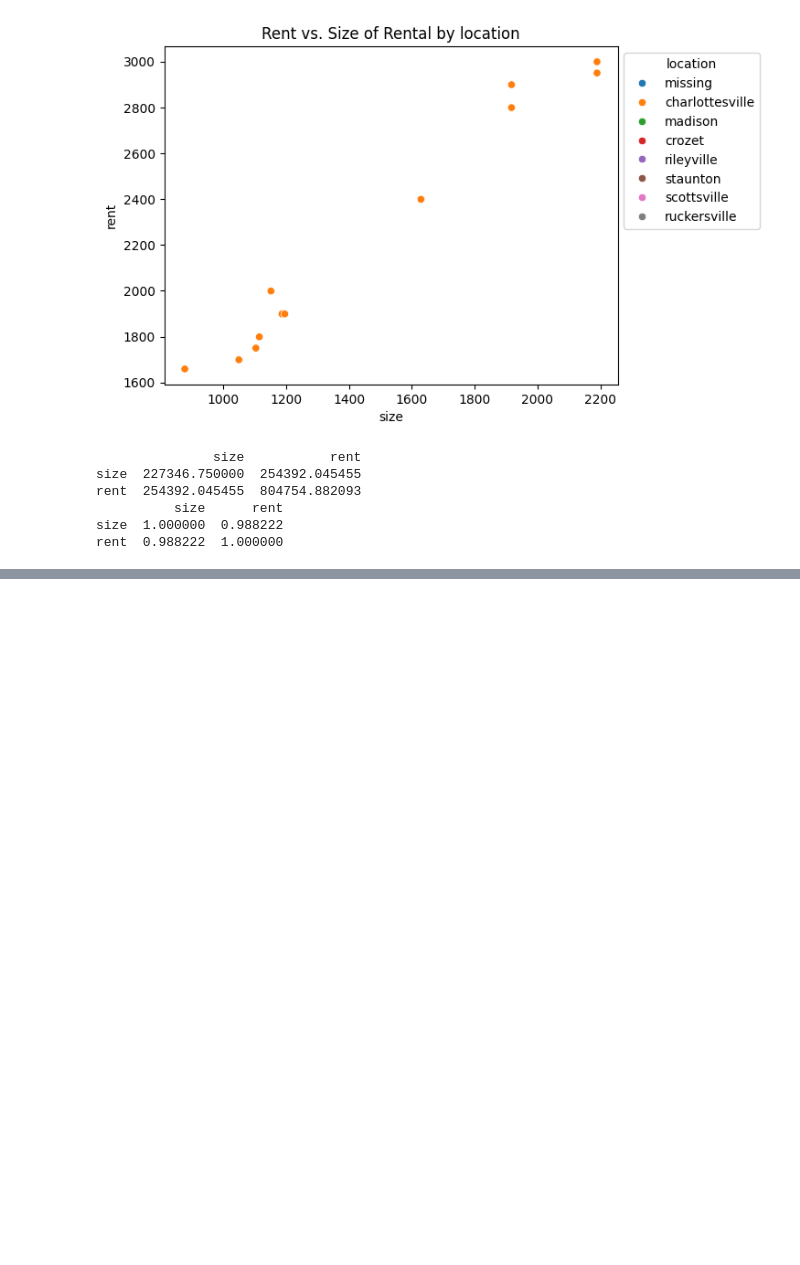
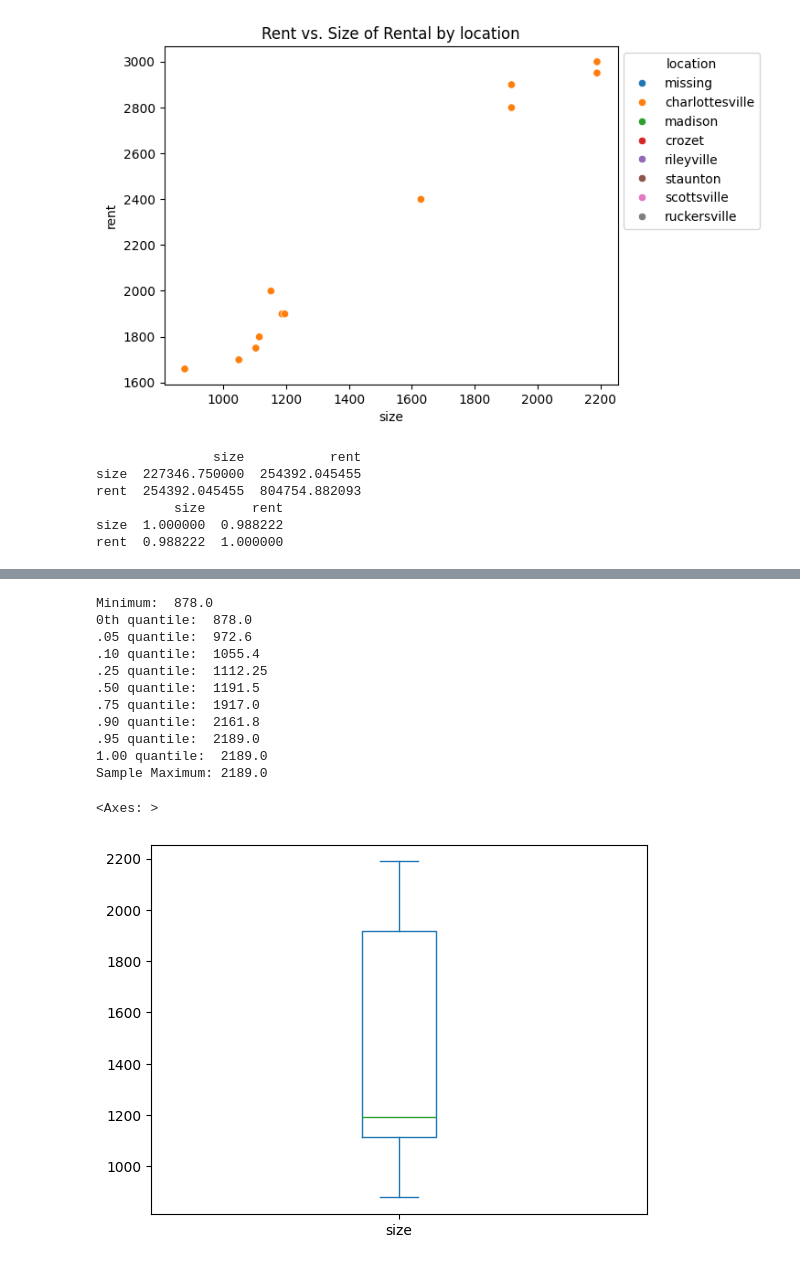
Before and after one commit to ashleynguyen04/wrangling, a Jupyter notebook: lab/lab_notebook.ipynb, the cells around one changed output, grey strips where cells are left out. Drawn from its saved outputs; the diff is of its cells as text; code cells hidden in the pictures; blank space fills up the shorter version.

```diff
--- a/lab/lab_notebook.ipynb
+++ b/lab/lab_notebook.ipynb
@@ -344,0 +373,28 @@ rent  0.988222  1.000000
+# %%
+print('Minimum: ', df['size'].min())
+print('0th quantile: ', df['size'].quantile(0))
+print('.05 quantile: ', df['size'].quantile(.05))
+print('.10 quantile: ', df['size'].quantile(.10))
+print('.25 quantile: ', df['size'].quantile(.25))
+print('.50 quantile: ',df['size'].quantile(.50))
+print('.75 quantile: ',df['size'].quantile(.75))
+print('.90 quantile: ',df['size'].quantile(.90))
+print('.95 quantile: ',df['size'].quantile(.95))
+print('1.00 quantile: ',df['size'].quantile(1))
+print('Sample Maximum:', df['size'].max())
+
+df['size'].plot.box()
+# %% [output]
+Minimum:  878.0
+0th quantile:  878.0
+.05 quantile:  972.6
+.10 quantile:  1055.4
+.25 quantile:  1112.25
+.50 quantile:  1191.5
+.75 quantile:  1917.0
+.90 quantile:  2161.8
+.95 quantile:  2189.0
+1.00 quantile:  2189.0
+Sample Maximum: 2189.0
+<Axes: >
+[figure, added]
```
Also changed, not shown: parts of 1 cell of this notebook.
